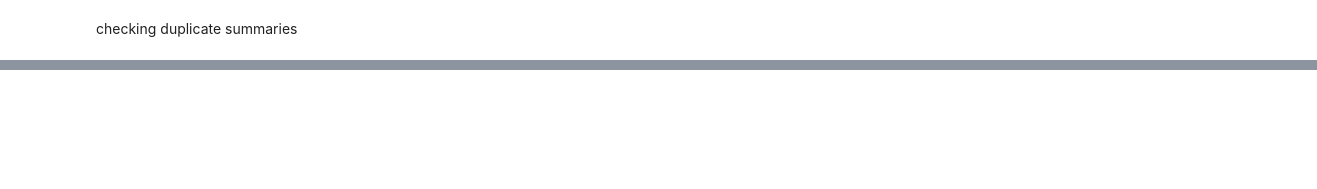
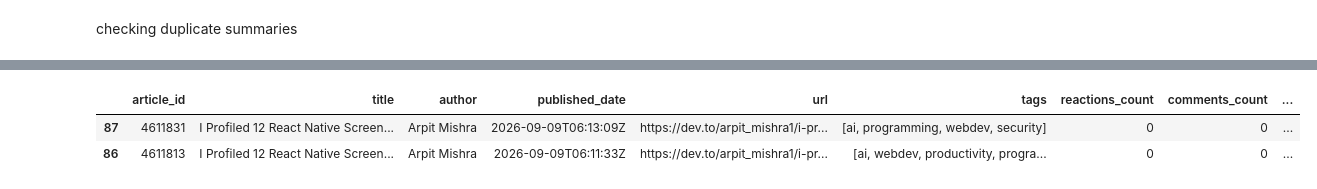
Before and after one commit to AzamAlzahrani/FOMOless, a Jupyter notebook: notebooks/02_profile_clean.ipynb, the cells around one changed output, grey strips where cells are left out. Drawn from its saved outputs; the diff is of its cells as text; code cells hidden in the pictures; blank space fills up the shorter version.

```diff
--- a/notebooks/02_profile_clean.ipynb
+++ b/notebooks/02_profile_clean.ipynb
@@ -147,0 +157,6 @@ checking duplicate summaries
+# %%
+df_devto[df_devto["summary"] == "Liquid syntax error: Variable '{{ uri: {% raw %}' was not properly terminated with regexp: /\}\}/"]
+# %% [output]
+|  | article_id | title | author | published_date | url | tags | reactions_count | comments_count | ... |
+| 87 | 4611831 | I Profiled 12 React Native Screen... | Arpit Mishra | 2026-09-09T06:13:09Z | https://dev.to/arpit_mishra1/i-pr... | [ai, programming, webdev, security] | 0 | 0 | ... |
+| 86 | 4611813 | I Profiled 12 React Native Screen... | Arpit Mishra | 2026-09-09T06:11:33Z | https://dev.to/arpit_mishra1/i-pr... | [ai, webdev, productivity, progra... | 0 | 0 | ... |
```
Also changed, not shown: parts of 10 cells of this notebook, 10 other files.
